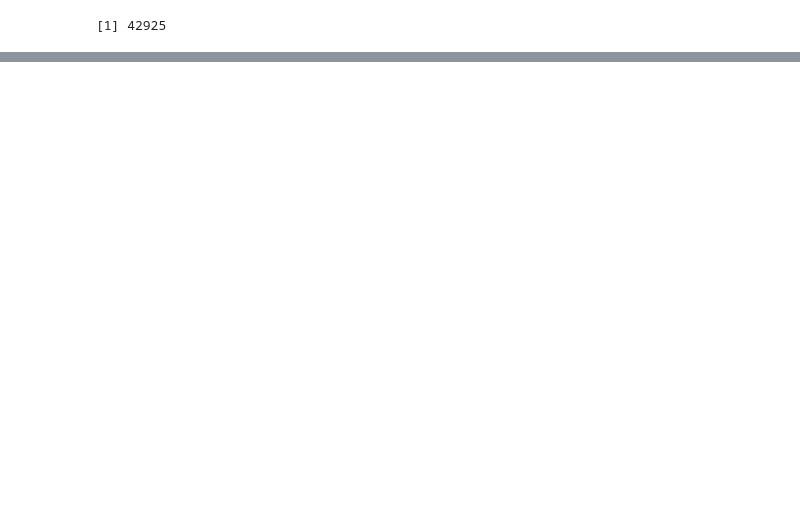
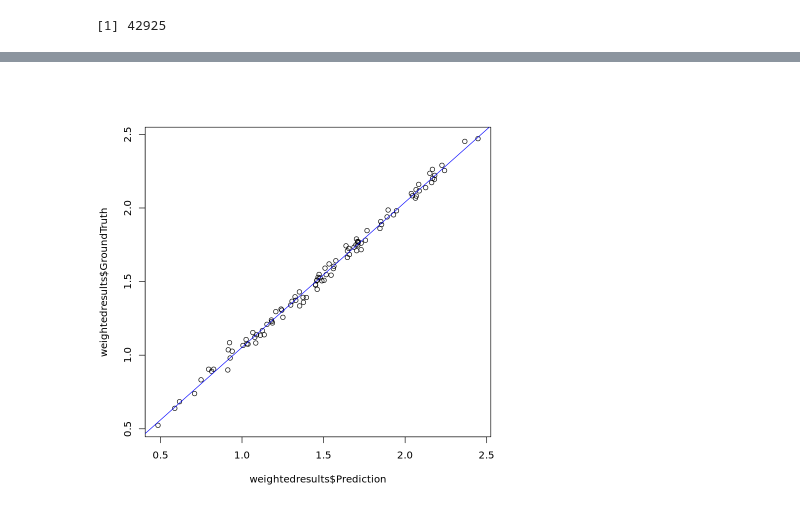
Before and after one commit to ShipraMalhotra/WeightedRF, a Jupyter notebook: WeightedRF.ipynb, the cells around one changed output, grey strips where cells are left out. Cells and saved outputs as stored; diff of their text form; code cells hidden in the pictures; blank space fills up the shorter version.

```diff
--- a/WeightedRF.ipynb
+++ b/WeightedRF.ipynb
@@ -203,0 +204,9 @@ lines(test$I,test$I)
+# %%
+## Plotting with regression line (in red) instead
+weightedresults<-as.data.frame(cbind(predictions,test$I))
+colnames(weightedresults)<- c("GroundTruth", "Prediction")
+reg1 <- lm(GroundTruth~Prediction, data=weightedresults)
+plot(weightedresults$Prediction,weightedresults$GroundTruth)
+abline(reg1, col="blue")
+# %% [output]
+[figure, added]
```
Also changed, not shown: parts of 10 cells of this notebook.
